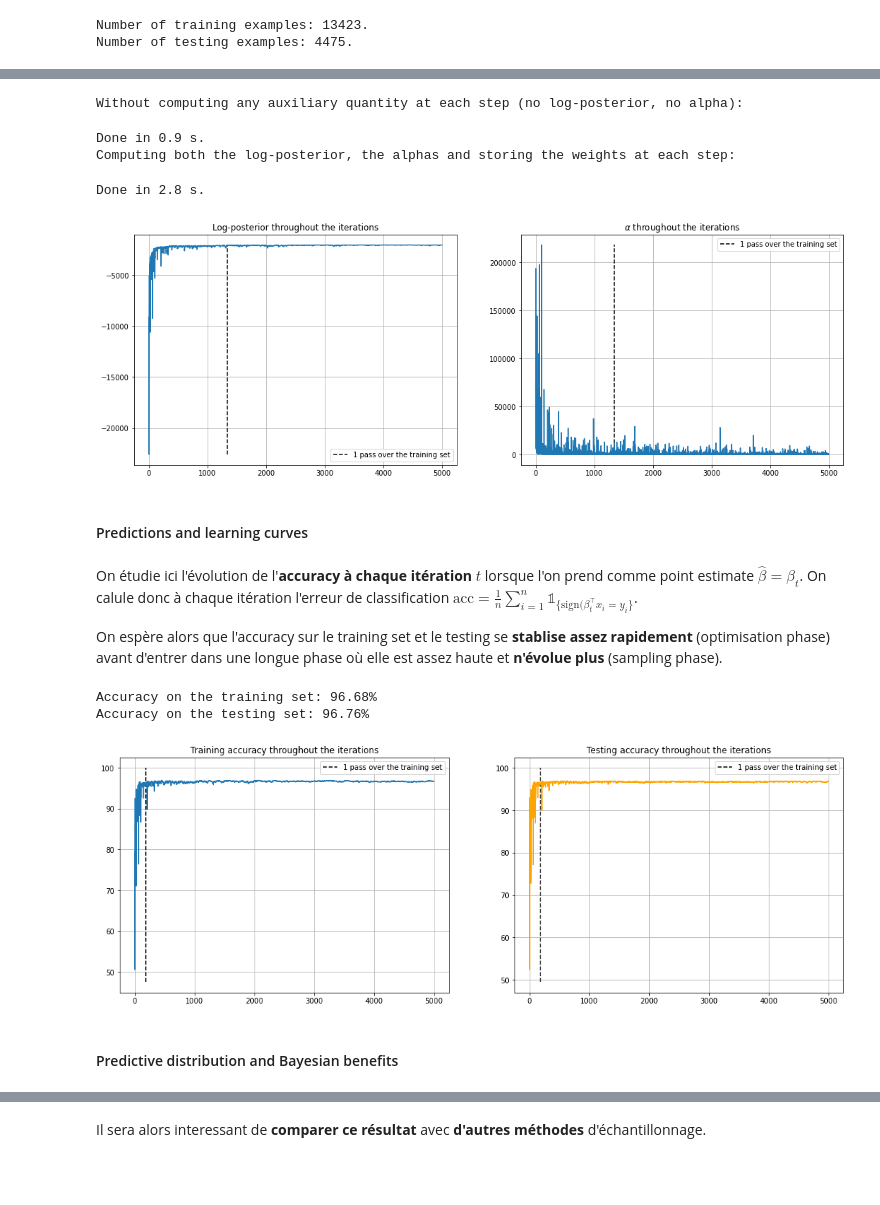
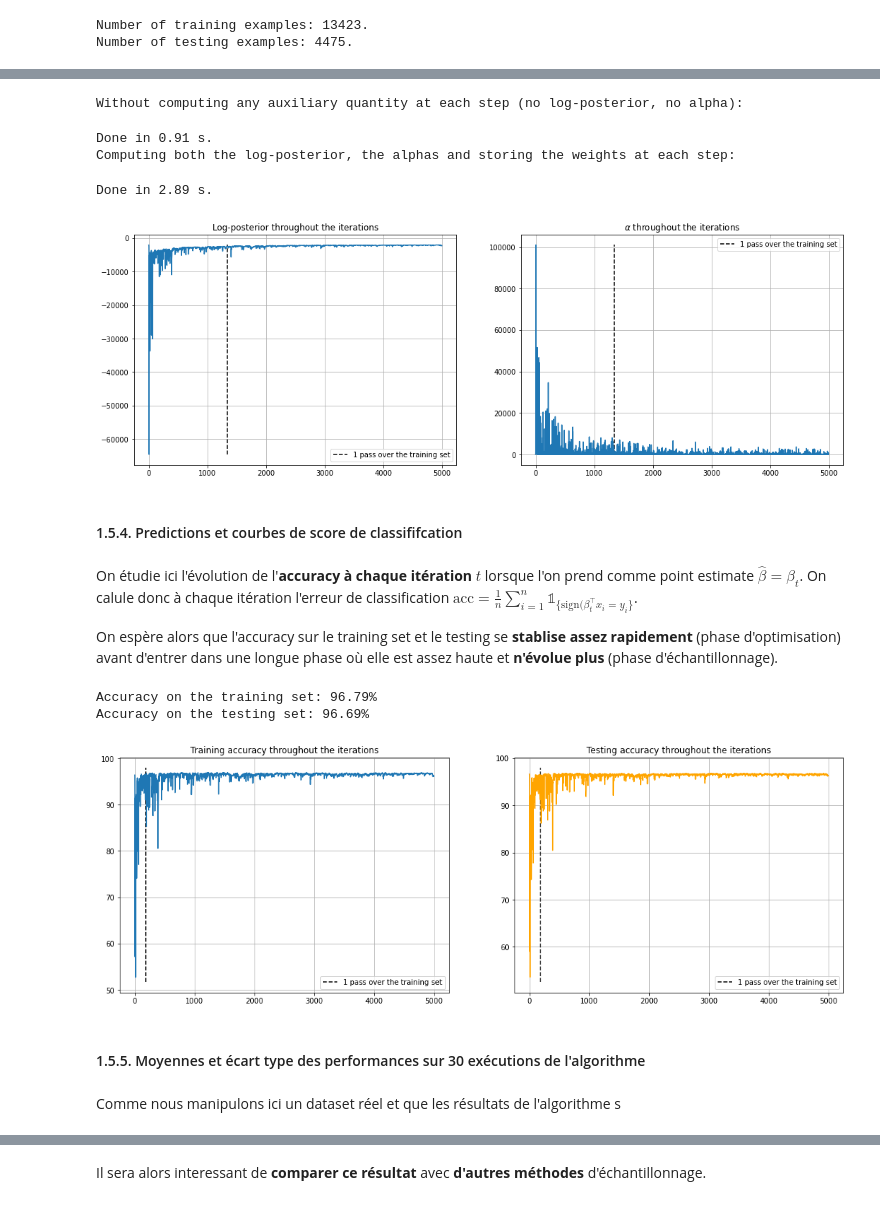
Before and after one commit to LouisBouvier/BML_Stochastic_Langevin_Dynamics, a Jupyter notebook: bayes_logreg_laplace.ipynb, the cells around one changed output, grey strips where cells are left out. Cells and saved outputs as stored; diff of their text form; code cells hidden in the pictures; blank space fills up the shorter version.

```diff
--- a/bayes_logreg_laplace.ipynb
+++ b/bayes_logreg_laplace.ipynb
@@ -138,7 +191,7 @@ def gradient_laplace(beta, batch_X, batch_y, n_samples, bool_cov_score=False):
         # get score
         res2 = res - (1/n_samples) * np.sign(beta)
         # get empirical covariance
-        cov_score = (1 / len(batch_X)) * (res2 - res2.sum(0)).T @ (res2 - res2.sum(0))
+        cov_score = (1 / len(batch_X)) * (res2 - res2.mean(0)).T @ (res2 - res2.mean(0))
         return batch_grad, cov_score
 
 def SGLD_logreg(X, y, n_iter, a, b, gamma, beta_0, batch_size, bool_trackW=False, bool_trackL=False, bool_trackA=False):
@@ -176,7 +229,6 @@ def SGLD_logreg(X, y, n_iter, a, b, gamma, beta_0, batch_size, bool_trackW=False
     # store weights throughout the iterations if required
     if bool_trackA:
         trackA = np.zeros(n_iter)
-
 
     for ii in tqdm(range(n_iter)):
 
@@ -235,19 +287,6 @@ def SGLD_logreg(X, y, n_iter, a, b, gamma, beta_0, batch_size, bool_trackW=False
     else:
         return betas
 
-
-def get_init_from_SGLD(samples,last_steps=100):
-    """
-    inputs:
-    - samples: np.array, samples from the SGLD (beta parameters)
-    - last_steps: integer, the amount of last steps to compute a mean as initial point
-    outputs:
-    - emp_cv: np.array, the empirical covariance of the samples
-    - beta_init: np.array, a point to initialise a sampling method"""
-    mean_last_steps = np.mean(samples[-last_steps:,:],axis=0).reshape(1,-1,)
-    return 1/(last_steps-1) * (samples[-last_steps:,:]-mean_last_steps).T@(samples[-last_steps:,:]-mean_last_steps), mean_last_steps
-
-
 def predictive_MC(X_new, samples, burn_in=None, weights=None):
     """
     Get the predictive distribution by Monte-Carlo approximation.
@@ -291,4 +330,4 @@ def get_criterion_ent(pred_distrib, idxs_misclass):
       np.float, criterion to measure uncertainty management
     """
     prob_misclass = pred_distrib[idxs_misclass]
-    return - (prob_misclass * np.log(prob_misclass) + (1-prob_misclass) * np.log(1-prob_misclass)).mean()
+    return - (prob_misclass * np.log2(prob_misclass) + (1-prob_misclass) * np.log2(1-prob_misclass)).mean()
@@ -724,7 +794,7 @@ X_test = scaler.transform(X_test)
 # %%
-a = .01
-b = 30
-gamma = .7
+a = .1
+b = 75
+gamma = .8
 batch_size = 10
 beta_0 = np.zeros(X_train.shape[1])
 n_iter = 5000
@@ -732,7 +802,10 @@ n_iter = 5000
 # without computing log-posterior at each step
 print(f"Without computing any auxiliary quantity at each step (no log-posterior, no alpha):")
 time.sleep(1)
-_ = SGLD_logreg(X_train, y_train, n_iter, a, b, gamma, beta_0, batch_size)
+betas = SGLD_logreg(X_train, y_train, n_iter, a, b, gamma, beta_0, batch_size)
+
+# re-inject last sample in the next run
+beta_0 = betas[-1]
 
 # computing both alphas and log-posterior at each step
 print(f"Computing both the log-posterior, the alphas and storing the weights at each step:")
@@ -740,9 +813,9 @@ time.sleep(1)
 betas, trackA, trackW, trackL = SGLD_logreg(X_train, y_train, n_iter, a, b, gamma, beta_0, batch_size, bool_trackL=True, bool_trackA=True, bool_trackW=True)
 # %% [output]
 Without computing any auxiliary quantity at each step (no log-posterior, no alpha):
-Done in 0.9 s.
+Done in 0.91 s.
 Computing both the log-posterior, the alphas and storing the weights at each step:
-Done in 2.8 s.
+Done in 2.89 s.
 # %%
 fig, ax = plt.subplots(1, 2, figsize=(9*2, 6))
 num_epoch = 1
@@ -764,17 +837,16 @@ ax[1].grid()
 
 plt.show()
 # %% [output]
-[figure, old version]
+[figure, new version]
-# %% [markdown]
-#### Predictions and learning curves
+# %% [markdown]
+#### 1.5.4. Predictions et courbes de score de classififcation
 # %% [markdown]
 On étudie ici l'évolution de l'**accuracy à chaque itération** $t$ lorsque l'on prend comme point estimate $\hat{\beta} = \beta_t$. On calule donc à chaque itération l'erreur de classification $\mathrm{acc} = \frac{1}{n} \sum_{i=1}^n \mathbb{1}_{\{\mathrm{sign}(\beta_t^{\top}x_i = y_i\}}$.
 
-On espère alors que l'accuracy sur le training set et le testing se **stablise assez rapidement** (optimisation phase) avant d'entrer dans une longue phase où elle est assez haute et **n'évolue plus** (sampling phase).
+On espère alors que l'accuracy sur le training set et le testing se **stablise assez rapidement** (phase d'optimisation) avant d'entrer dans une longue phase où elle est assez haute et **n'évolue plus** (phase d'échantillonnage).
 # %%
-# get a point estimates of the parameter (naive strategy)
-beta = betas[-1]
-burn_in = int(num_epoch*num_samples/batch_size)
+# get a point estimates of the parameter (naive strategy : mean of the last 1000 samples)
+beta = betas[-1000:].mean(0)
 
 # get the accuracy on the training set
 acc_train = 100 * (np.sign(X_train @ beta) == y_train).mean()
@@ -784,35 +856,37 @@ print(f"Accuracy on the training set: {round(acc_train, 2)}%")
 acc_test = 100 * (np.sign(X_test @ beta) == y_test).mean()
 print(f"Accuracy on the testing set: {round(acc_test, 2)}%")
 # %% [output]
-Accuracy on the training set: 96.68%
-Accuracy on the testing set: 96.76%
+Accuracy on the training set: 96.79%
+Accuracy on the testing set: 96.69%
 # %%
 # get the training accuracy at each iteration
 accs_train = get_acc_iter(X_train, y_train, samples=betas)
 
 # get the testing accuracy at each iteration
 accs_test = get_acc_iter(X_test, y_test, samples=betas)
 
 fig, ax = plt.subplots(1, 2, figsize=(9*2, 6))
 num_epoch = 1
 num_samples = X.shape[0]
 
 # plot training accuracy throughout the iterations
-ax[0].vlines(num_epoch*num_samples/batch_size, ymin=accs_train.min()-3, ymax=accs_train.max()+3, ls='--', color='k', label=f'{num_epoch} pass over the training set')
+ax[0].vlines(num_epoch*num_samples/batch_size, ymin=accs_train.min()-1, ymax=accs_train.max()+1, ls='--', color='k', label=f'{num_epoch} pass over the training set')
 ax[0].plot(accs_train)
 ax[0].set_title("Training accuracy throughout the iterations")
 ax[0].legend()
 ax[0].grid()
 
 # plot testing accuracy throughout the iterations
-ax[1].vlines(num_epoch*num_samples/batch_size, ymin=accs_test.min()-3, ymax=accs_train.max()+3, ls='--', color='k', label=f'{num_epoch} pass over the training set')
+ax[1].vlines(num_epoch*num_samples/batch_size, ymin=accs_test.min()-1, ymax=accs_train.max()+1, ls='--', color='k', label=f'{num_epoch} pass over the training set')
 ax[1].plot(accs_test, c='orange')
 ax[1].set_title("Testing accuracy throughout the iterations")
 ax[1].legend()
 ax[1].grid()
 
 plt.show()
 # %% [output]
-[figure, old version]
+[figure, new version]
-# %% [markdown]
-#### Predictive distribution and Bayesian benefits
+# %% [markdown]
+#### 1.5.5. Moyennes et écart type des performances sur 30 exécutions de l'algorithme
+# %% [markdown]
+Comme nous manipulons ici un dataset réel et que les résultats de l'algorithme s
```
Also changed, not shown: parts of 174 cells of this notebook.
